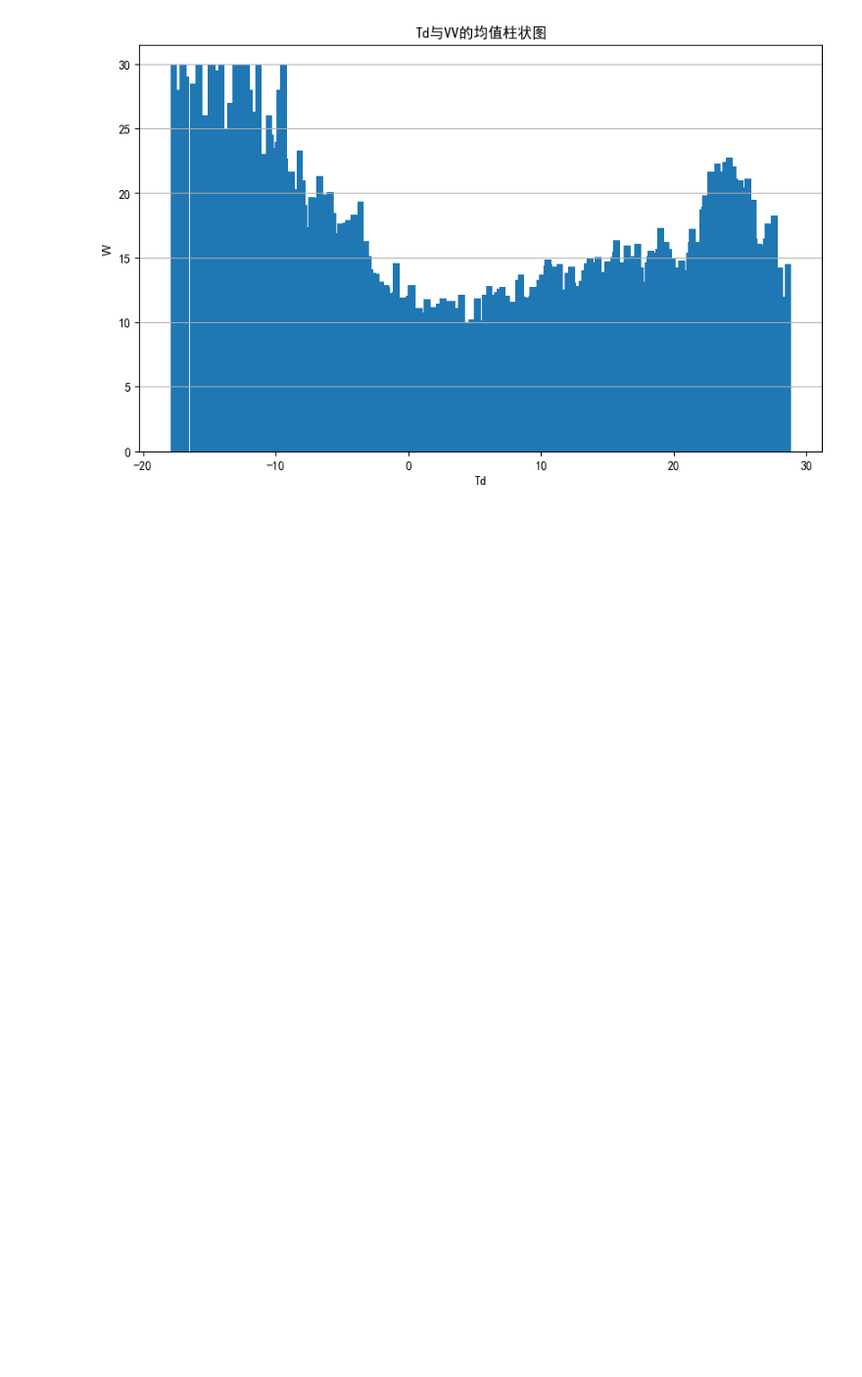
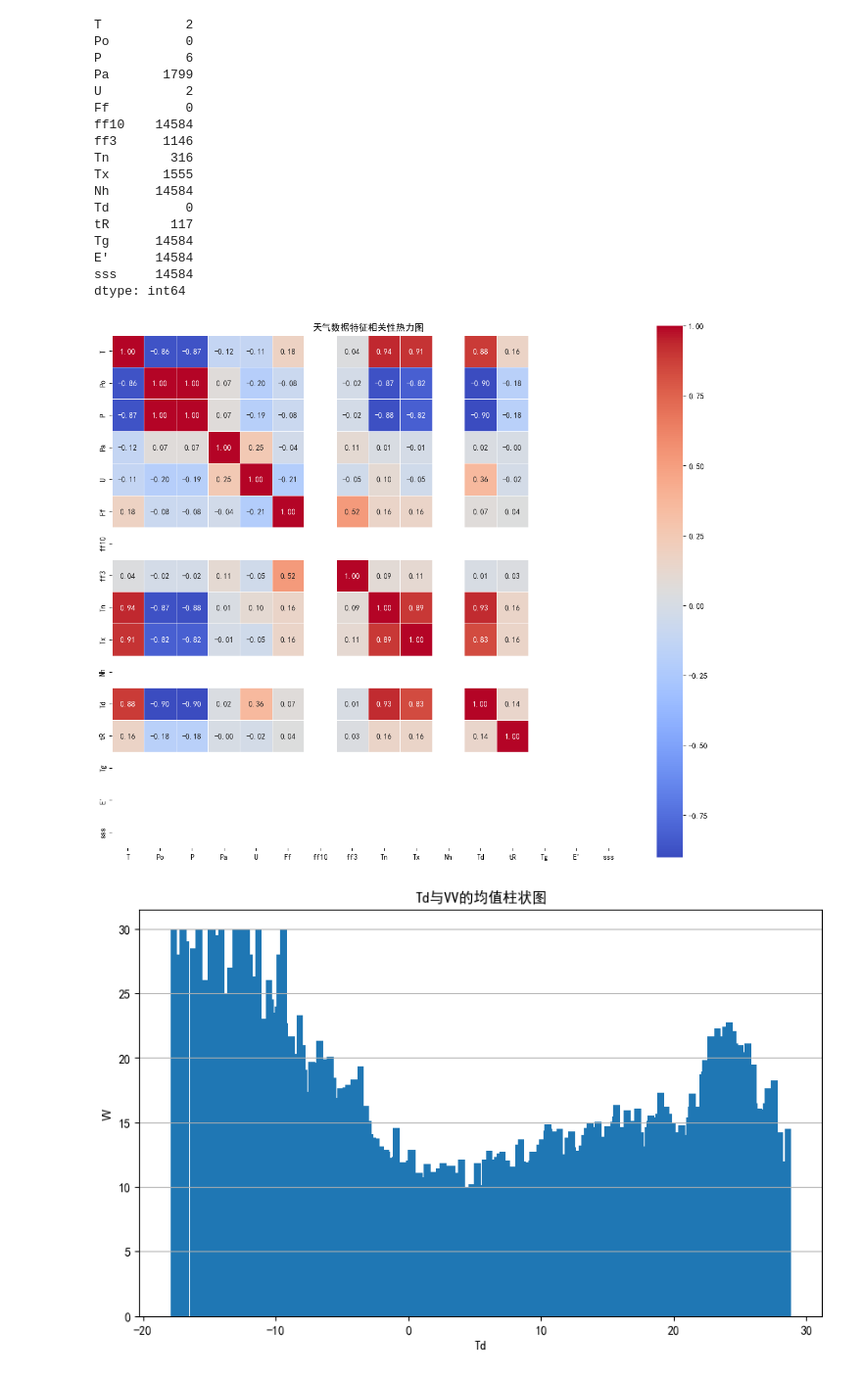
Before and after one commit to hu-gamma/weather-predict, a Jupyter notebook: weather/process.ipynb, the cells around one changed output. Shown at 98% size. Cells and saved outputs as stored; diff of their text form; code cells hidden in the pictures; blank space fills up the shorter version.

```diff
--- a/weather/process.ipynb
+++ b/weather/process.ipynb
@@ -7,6 +8,45 @@ plt.rcParams['axes.unicode_minus'] = False    # 正常显示负号
 %matplotlib inline
 # %%
 df = pd.read_excel("dataset/58606.23.06.2020.23.06.2025.1.0.0.cn.utf8.00000000.xls")
+# %%
+numeric_df = df.select_dtypes(include=[np.number])
+
+# 检查缺失值情况
+print(numeric_df.isnull().sum())
+
+# 可以选择用均值填充缺失值，或直接丢弃含缺失值的行
+numeric_df = numeric_df.fillna(numeric_df.mean())
+
+# 计算相关系数矩阵
+corr_matrix = numeric_df.corr()
+
+# 显示部分相关系数矩阵
+corr_matrix.head()
+
+plt.figure(figsize=(12, 10))
+sns.heatmap(corr_matrix, annot=True, fmt=".2f", cmap='coolwarm', square=True, linewidths=.5)
+plt.title('天气数据特征相关性热力图')
+plt.tight_layout()
+plt.show()
+# %% [output]
+T           2
+Po          0
+P           6
+Pa       1799
+U           2
+Ff          0
+ff10    14584
+ff3      1146
+Tn        316
+Tx       1555
+Nh      14584
+Td          0
+tR        117
+Tg      14584
+E'      14584
+sss     14584
+dtype: int64
+[figure, added]
 # %%
 # 假设时间列名为 'datetime'，气温为 'T'
 df['datetime'] = pd.to_datetime(df['当地时间 莲塘镇'])
```
Also changed, not shown: parts of 2 cells of this notebook, 8 other files.
